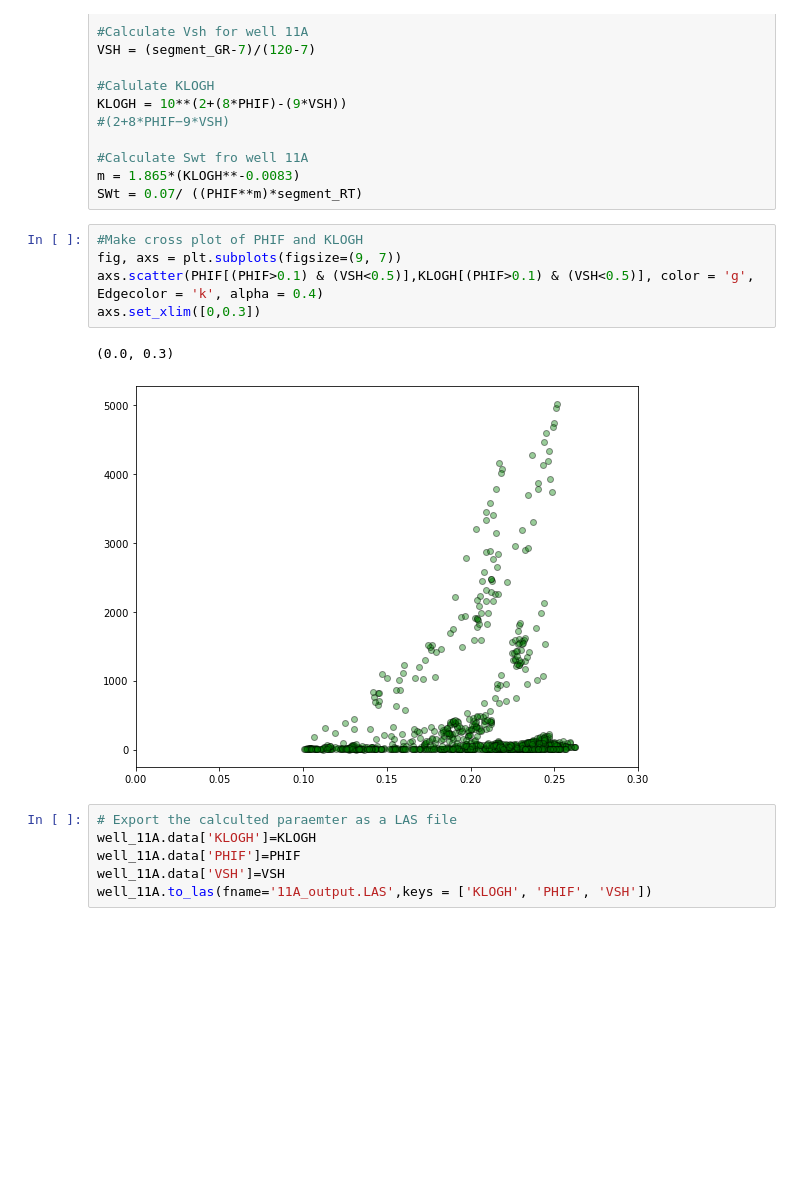
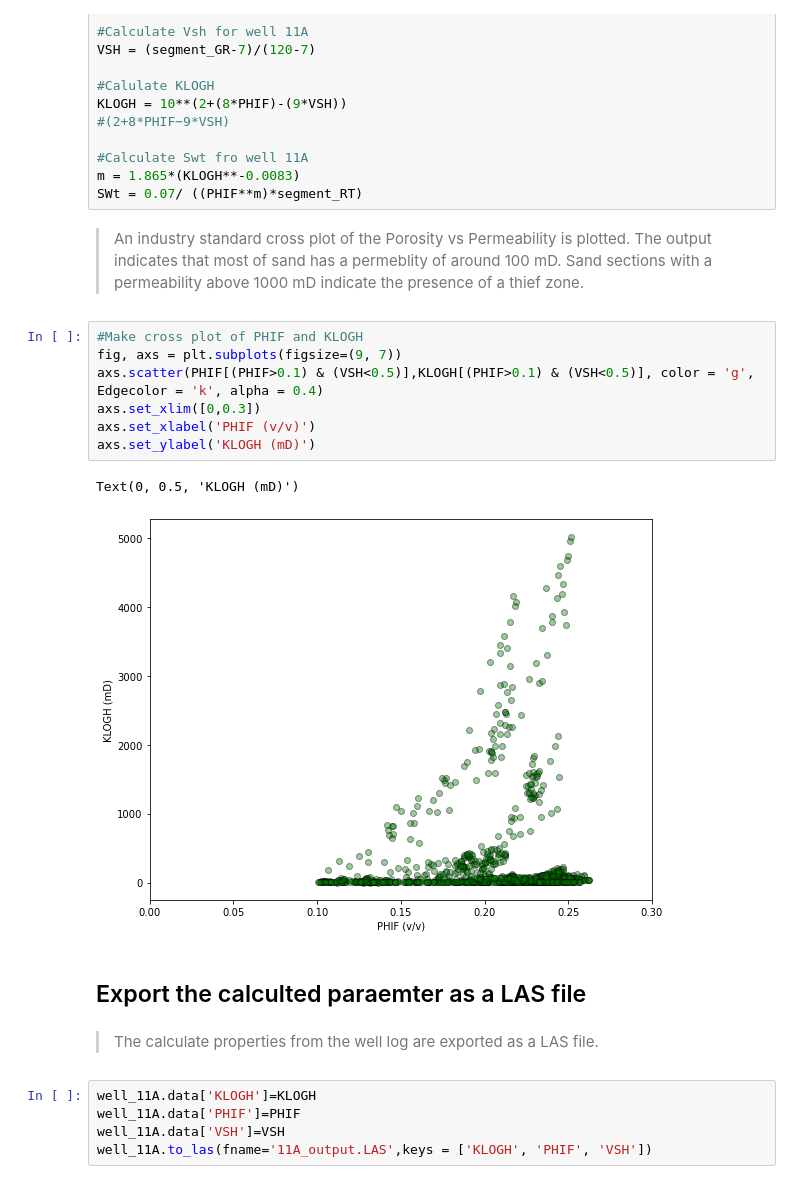
Before and after one commit to discover-volve/Welly_Volve, a Jupyter notebook: Final.ipynb, the cells around one changed output. Drawn from its saved outputs; the diff is of its cells as text; blank space fills up the shorter version.

```diff
--- a/Final.ipynb
+++ b/Final.ipynb
@@ -138,16 +159,23 @@ KLOGH = 10**(2+(8*PHIF)-(9*VSH))
 #Calculate Swt fro well 11A
 m = 1.865*(KLOGH**-0.0083)
 SWt = 0.07/ ((PHIF**m)*segment_RT)
+# %% [markdown]
+> An industry standard cross plot of the Porosity vs Permeability is plotted. The output indicates that most of sand has a permeblity of around 100 mD. Sand sections with a permeability above 1000 mD indicate the presence of a thief zone.
 # %%
 #Make cross plot of PHIF and KLOGH
 fig, axs = plt.subplots(figsize=(9, 7))
 axs.scatter(PHIF[(PHIF>0.1) & (VSH<0.5)],KLOGH[(PHIF>0.1) & (VSH<0.5)], color = 'g', Edgecolor = 'k', alpha = 0.4)
 axs.set_xlim([0,0.3])
+axs.set_xlabel('PHIF (v/v)')
+axs.set_ylabel('KLOGH (mD)')
 # %% [output]
-(0.0, 0.3)
+Text(0, 0.5, 'KLOGH (mD)')
-[figure, old version]
+[figure, new version]
+# %% [markdown]
+## Export the calculted paraemter as a LAS file
+# %% [markdown]
+> The calculate properties from the well log are exported as a LAS file.
 # %%
-# Export the calculted paraemter as a LAS file
 well_11A.data['KLOGH']=KLOGH
 well_11A.data['PHIF']=PHIF
 well_11A.data['VSH']=VSH
```
Also changed, not shown: parts of 25 cells of this notebook.
